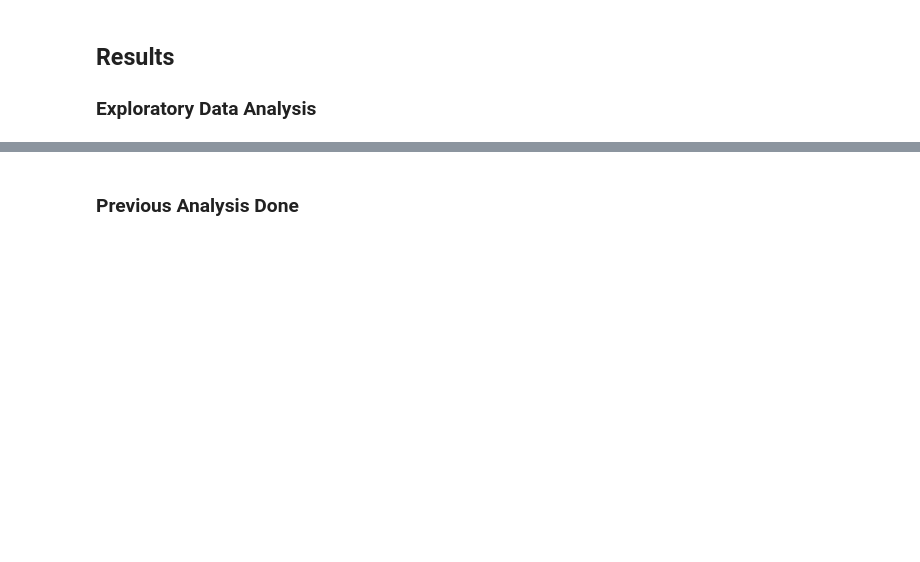
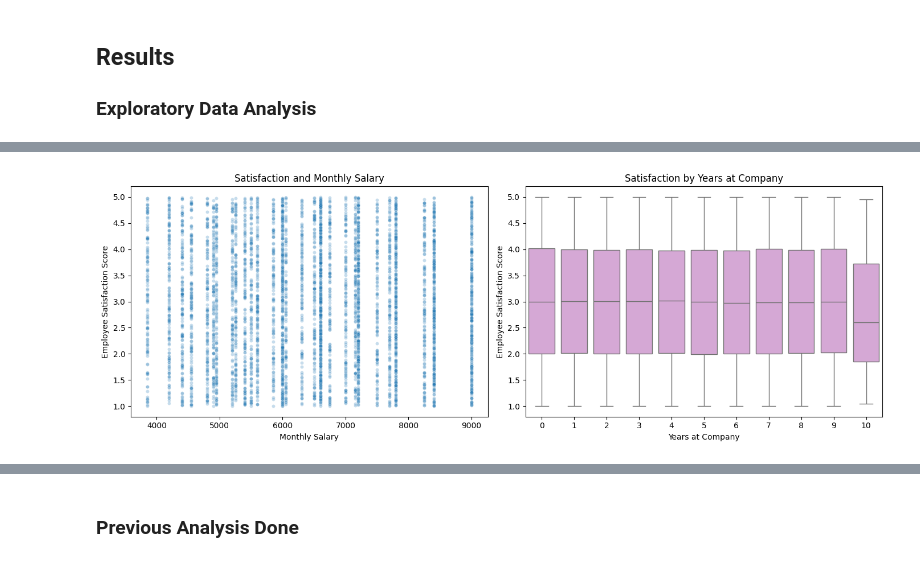
Before and after one commit to roxybehj/Math189_Group7, a Jupyter notebook: final_project.ipynb, the cells around one changed output, grey strips where cells are left out. Cells and saved outputs as stored; diff of their text form; code cells hidden in the pictures; blank space fills up the shorter version.

```diff
--- a/final_project.ipynb
+++ b/final_project.ipynb
@@ -205,0 +490,33 @@ Rows with at least one missing value: 0 / 100000 (0.00%)
+# %%
+# Salary and tenure visuals
+plot_sample = df_eda.sample(n=5000, random_state=189) if len(df_eda) > 5000 else df_eda
+
+fig, axs = plt.subplots(1, 2, figsize=(14, 5))
+
+sns.scatterplot(
+    data=plot_sample,
+    x='Monthly_Salary',
+    y=satisfaction_col,
+    alpha=0.25,
+    s=18,
+    ax=axs[0]
+)
+axs[0].set_title('Satisfaction and Monthly Salary')
+axs[0].set_xlabel('Monthly Salary')
+axs[0].set_ylabel('Employee Satisfaction Score')
+
+sns.boxplot(
+    data=df_eda,
+    x='Years_At_Company',
+    y=satisfaction_col,
+    color='plum',
+    ax=axs[1]
+)
+axs[1].set_title('Satisfaction by Years at Company')
+axs[1].set_xlabel('Years at Company')
+axs[1].set_ylabel('Employee Satisfaction Score')
+
+plt.tight_layout()
+plt.show()
+# %% [output]
+[figure, added]
```
Also changed, not shown: parts of 19 cells of this notebook.
